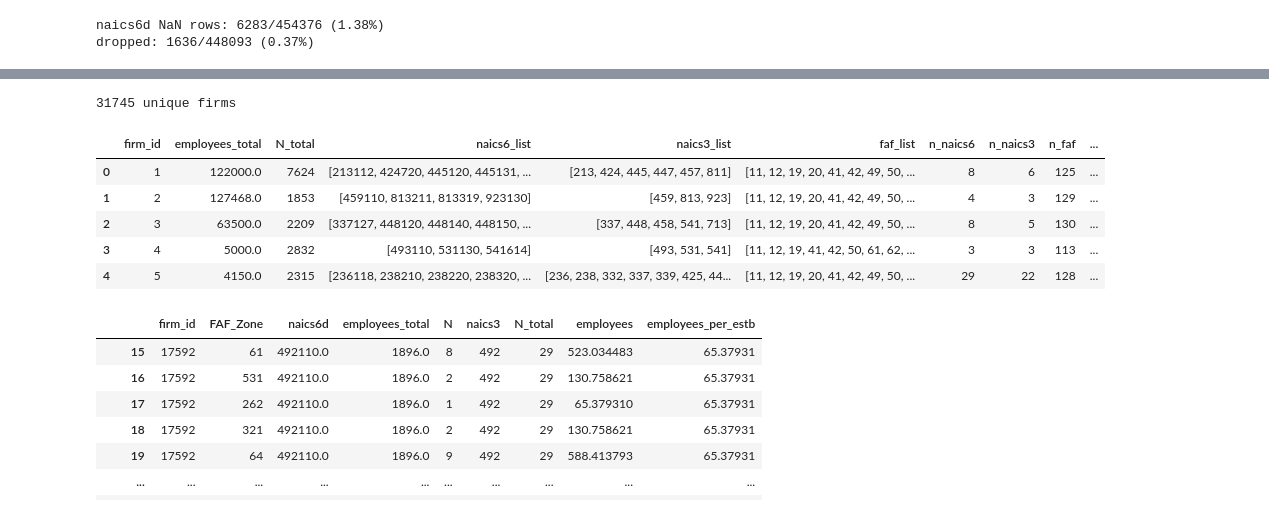
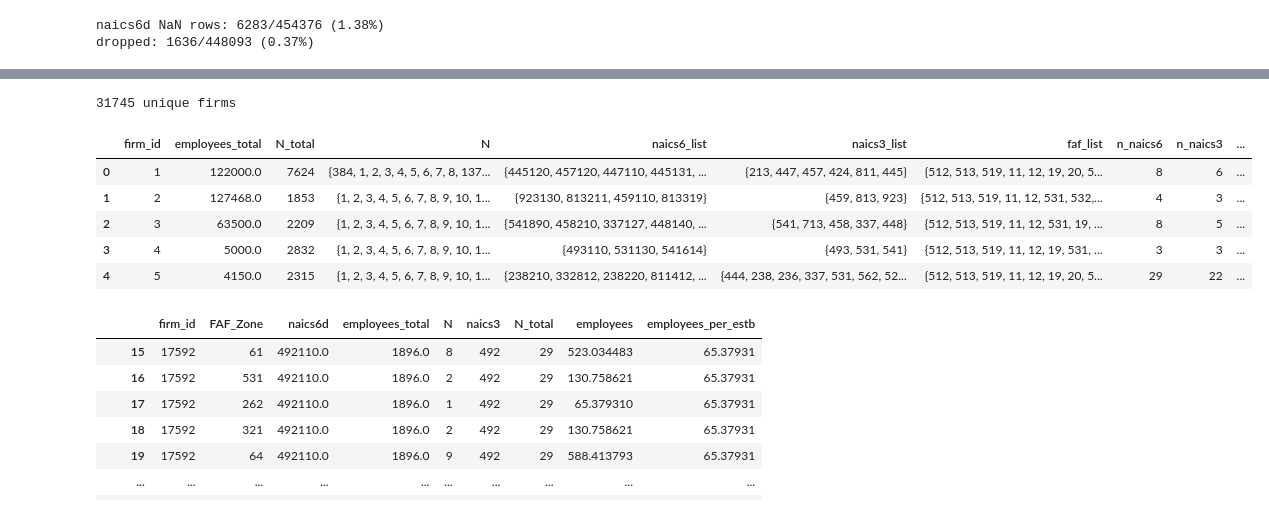
Before and after one commit to LBNL-UCB-STI/SynthFirm, a Jupyter notebook: input_generation/national/susb_costar_firm_and_est_data.ipynb, the cells around one changed output, grey strips where cells are left out. Drawn from its saved outputs; the diff is of its cells as text; code cells hidden in the pictures.

Commit message:
Explore CoStar Data

```diff
--- a/input_generation/national/susb_costar_firm_and_est_data.ipynb
+++ b/input_generation/national/susb_costar_firm_and_est_data.ipynb
@@ -157,7 +168,7 @@ costar_data = costar_data.dropna(subset=["naics6d"]).copy()
 costar_data = costar_data.rename(columns={"employees": "employees_total"})
 
 # total establishments per firm (sum of N within firm_id)
-costar_data["N_total"] = costar_data.groupby("firm_id")["N"].transform("sum")
+costar_data["N_total"] = costar_data.groupby(["firm_id","employees_total"])["N"].transform("sum")
 
 costar_data["employees_total"] = pd.to_numeric(
     costar_data["employees_total"].astype(str).str.replace(",", "", regex=False),
@@ -178,30 +237,31 @@ dropped: 1636/448093 (0.37%)
 # %%
 costar_firms = (costar_data
     .groupby(["firm_id"], as_index=False)
     .agg(
         employees_total=("employees_total", "first"),   # firm total (avoid double count)
         N_total=("N_total", "first"),                   # firm total (avoid double count)
-        naics6_list=("naics6d", lambda s: sorted(set(s.dropna().astype(int)))),
-        naics3_list=("naics3",  lambda s: sorted(set(s.dropna().astype(str)))),
-        faf_list=("FAF_Zone",   lambda s: sorted(set(s.dropna().astype(int))))
+        N=("N", lambda s: set(s.astype(int))),
+        naics6_list=("naics6d", lambda s: set(s.astype(int))),
+        naics3_list=("naics3",  lambda s: set(s.astype(str))),
+        faf_list=("FAF_Zone",   lambda s: set(s.astype(int)))
     )
 )
 # list lengths (if not already present)
 costar_firms["n_naics6"] = costar_firms["naics6_list"].apply(len)
 costar_firms["n_naics3"] = costar_firms["naics3_list"].apply(len)
 costar_firms["n_faf"] = costar_firms["faf_list"].apply(len)
 
 costar_firms["employees_per_estb"] = costar_firms["employees_total"] / costar_firms["N_total"]
 print(len(costar_firms), "unique firms")
 costar_firms.head()
 # %% [output]
 31745 unique firms
-|  | firm_id | employees_total | N_total | naics6_list | naics3_list | faf_list | n_naics6 | n_naics3 | n_faf | ... |
-| 0 | 1 | 122000.0 | 7624 | [213112, 424720, 445120, 445131, ... | [213, 424, 445, 447, 457, 811] | [11, 12, 19, 20, 41, 42, 49, 50, ... | 8 | 6 | 125 | ... |
-| 1 | 2 | 127468.0 | 1853 | [459110, 813211, 813319, 923130] | [459, 813, 923] | [11, 12, 19, 20, 41, 42, 49, 50, ... | 4 | 3 | 129 | ... |
-| 2 | 3 | 63500.0 | 2209 | [337127, 448120, 448140, 448150, ... | [337, 448, 458, 541, 713] | [11, 12, 19, 20, 41, 42, 49, 50, ... | 8 | 5 | 130 | ... |
-| 3 | 4 | 5000.0 | 2832 | [493110, 531130, 541614] | [493, 531, 541] | [11, 12, 19, 41, 42, 50, 61, 62, ... | 3 | 3 | 113 | ... |
-| 4 | 5 | 4150.0 | 2315 | [236118, 238210, 238220, 238320, ... | [236, 238, 332, 337, 339, 425, 44... | [11, 12, 19, 20, 41, 42, 49, 50, ... | 29 | 22 | 128 | ... |
+|  | firm_id | employees_total | N_total | N | naics6_list | naics3_list | faf_list | n_naics6 | n_naics3 | ... |
+| 0 | 1 | 122000.0 | 7624 | {384, 1, 2, 3, 4, 5, 6, 7, 8, 137... | {445120, 457120, 447110, 445131, ... | {213, 447, 457, 424, 811, 445} | {512, 513, 519, 11, 12, 19, 20, 5... | 8 | 6 | ... |
+| 1 | 2 | 127468.0 | 1853 | {1, 2, 3, 4, 5, 6, 7, 8, 9, 10, 1... | {923130, 813211, 459110, 813319} | {459, 813, 923} | {512, 513, 519, 11, 12, 531, 532,... | 4 | 3 | ... |
+| 2 | 3 | 63500.0 | 2209 | {1, 2, 3, 4, 5, 6, 7, 8, 9, 10, 1... | {541890, 458210, 337127, 448140, ... | {541, 713, 458, 337, 448} | {512, 513, 519, 11, 12, 531, 19, ... | 8 | 5 | ... |
+| 3 | 4 | 5000.0 | 2832 | {1, 2, 3, 4, 5, 6, 7, 8, 9, 10, 1... | {493110, 531130, 541614} | {493, 531, 541} | {512, 513, 519, 11, 12, 19, 531, ... | 3 | 3 | ... |
+| 4 | 5 | 4150.0 | 2315 | {1, 2, 3, 4, 5, 6, 7, 8, 9, 10, 1... | {238210, 332812, 238220, 811412, ... | {444, 238, 236, 337, 531, 562, 52... | {512, 513, 519, 11, 12, 19, 20, 5... | 29 | 22 | ... |
 # %%
 costar_data
 # %% [output]
```
Also changed, not shown: parts of 8 cells of this notebook, 5 other files.
